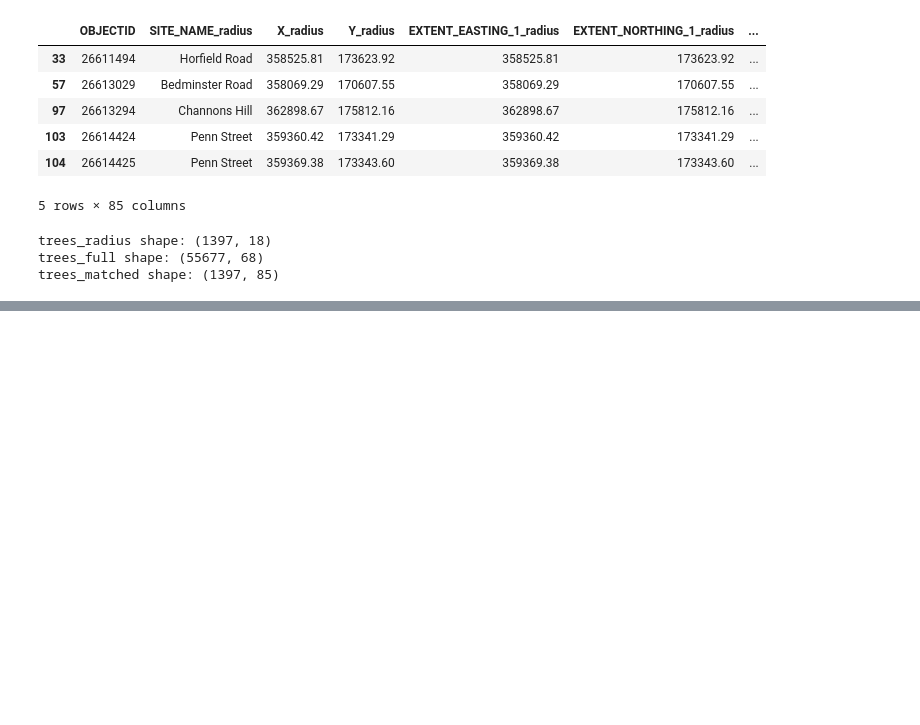
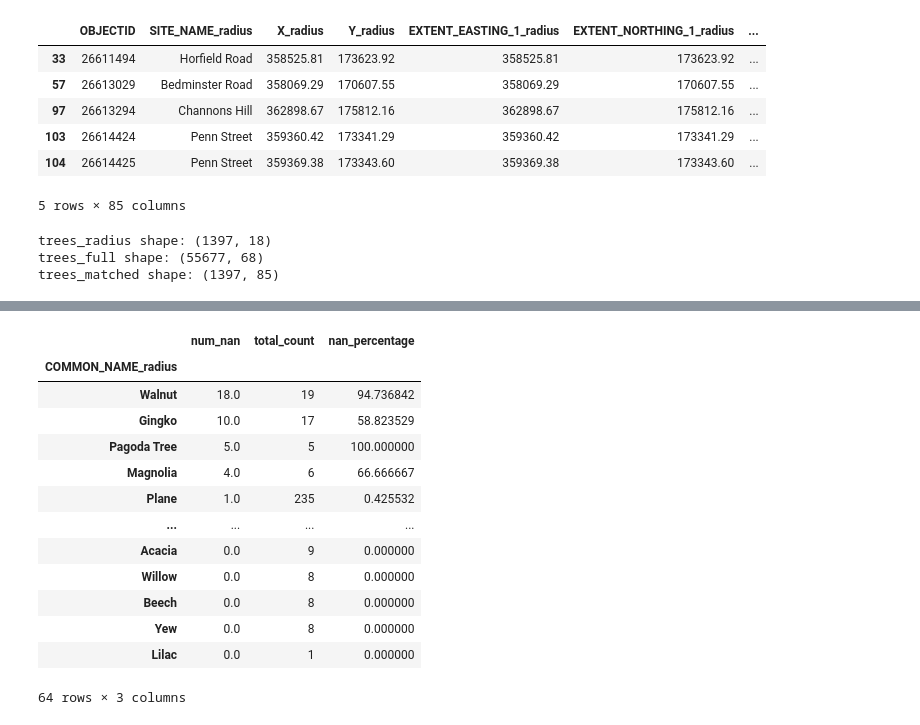
Before and after one commit to livbrannan/Quantify-Bristol-Trees-on-Traffic-NOx, a Jupyter notebook: Tree_data_processing/crown_height_interpolated.ipynb, the cells around one changed output, grey strips where cells are left out. Cells and saved outputs as stored; diff of their text form; code cells hidden in the pictures; blank space fills up the shorter version.

```diff
--- a/Tree_data_processing/crown_height_interpolated.ipynb
+++ b/Tree_data_processing/crown_height_interpolated.ipynb
@@ -47,0 +86,36 @@ trees_matched shape: (1397, 85)
+# %%
+# Analyze the distribution of missing values by species
+nan_mask = trees_matched["CROWN_HEIGHT_interpolated"].isna()
+nan_df = trees_matched[nan_mask]
+
+#count NaN values by species
+nan_counts = nan_df["COMMON_NAME_radius"].value_counts().rename("num_nan")
+
+#count total values by species
+total_counts = trees_matched["COMMON_NAME_radius"].value_counts().rename("total_count")
+
+#combine into a table
+species_nan_summary = pd.concat([nan_counts, total_counts], axis=1)
+species_nan_summary["num_nan"] = species_nan_summary["num_nan"].fillna(0)
+species_nan_summary["nan_percentage"] = (
+    species_nan_summary["num_nan"] / species_nan_summary["total_count"]
+) * 100
+
+species_nan_summary = species_nan_summary.sort_values(by="num_nan", ascending=False)
+
+display(species_nan_summary)
+# %% [output]
+|  | num_nan | total_count | nan_percentage |
+| COMMON_NAME_radius |  |  |  |
+| Walnut | 18.0 | 19 | 94.736842 |
+| Gingko | 10.0 | 17 | 58.823529 |
+| Pagoda Tree | 5.0 | 5 | 100.000000 |
+| Magnolia | 4.0 | 6 | 66.666667 |
+| Plane | 1.0 | 235 | 0.425532 |
+| ... | ... | ... | ... |
+| Acacia | 0.0 | 9 | 0.000000 |
+| Willow | 0.0 | 8 | 0.000000 |
+| Beech | 0.0 | 8 | 0.000000 |
+| Yew | 0.0 | 8 | 0.000000 |
+| Lilac | 0.0 | 1 | 0.000000 |
+64 rows × 3 columns
```
Also changed, not shown: parts of 12 cells of this notebook.
